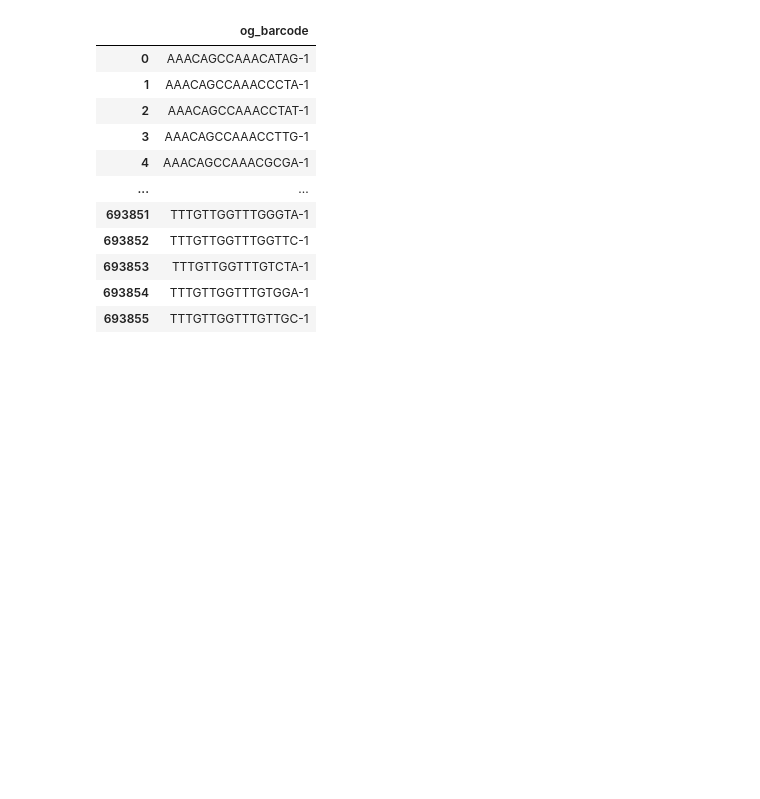
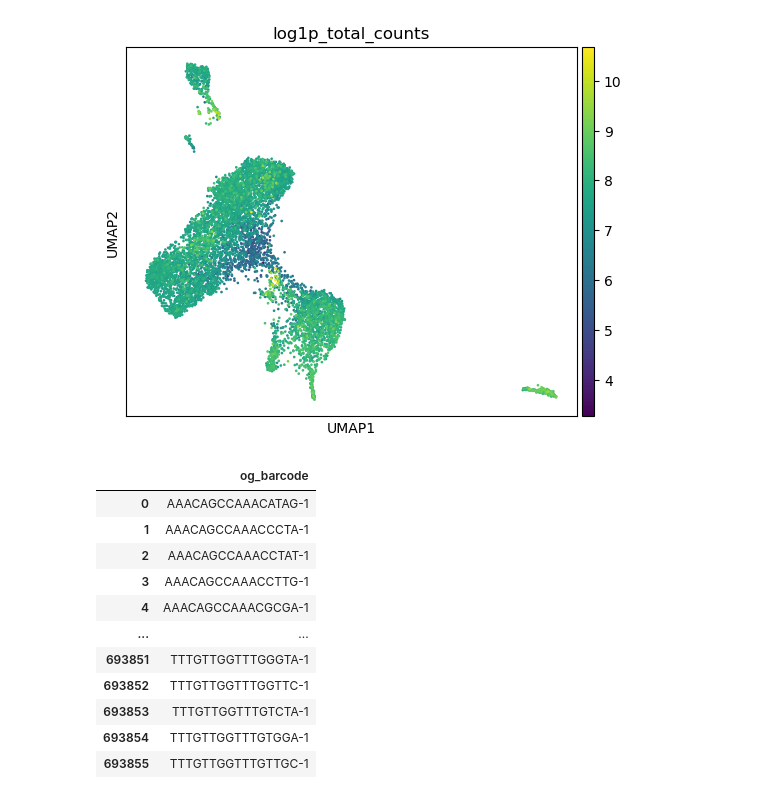
Before and after one commit to ReshmaRamaiah10/multiome_QC_preprocessing, a Jupyter notebook: analysis/testing.ipynb, the cells around one changed output. Cells and saved outputs as stored; diff of their text form; code cells hidden in the pictures; blank space fills up the shorter version.

```diff
--- a/analysis/testing.ipynb
+++ b/analysis/testing.ipynb
@@ -113,0 +14,2 @@ var
+# %%
+ad = sc.read_h5ad('../results/Sample_BCG_h2/cr_filt_rna_adata.h5ad')
@@ -114,3 +27,7 @@ var
+# %%
+sc.pl.umap(ad,color = 'log1p_total_counts')
+# %% [output]
+[figure, added]
 # %%
 obs
 # %% [output]
```
Also changed, not shown: parts of 16 cells of this notebook, 36 other files.
